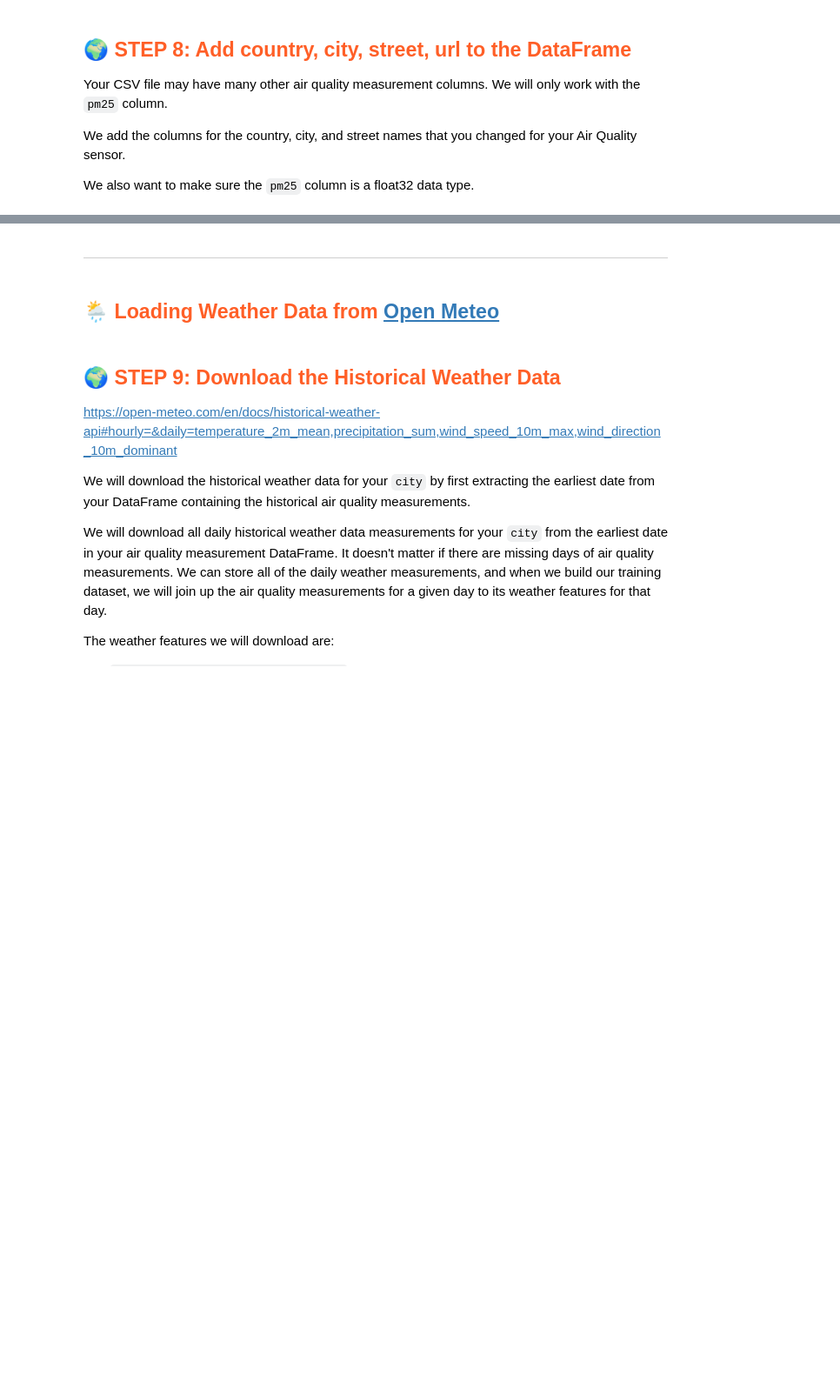
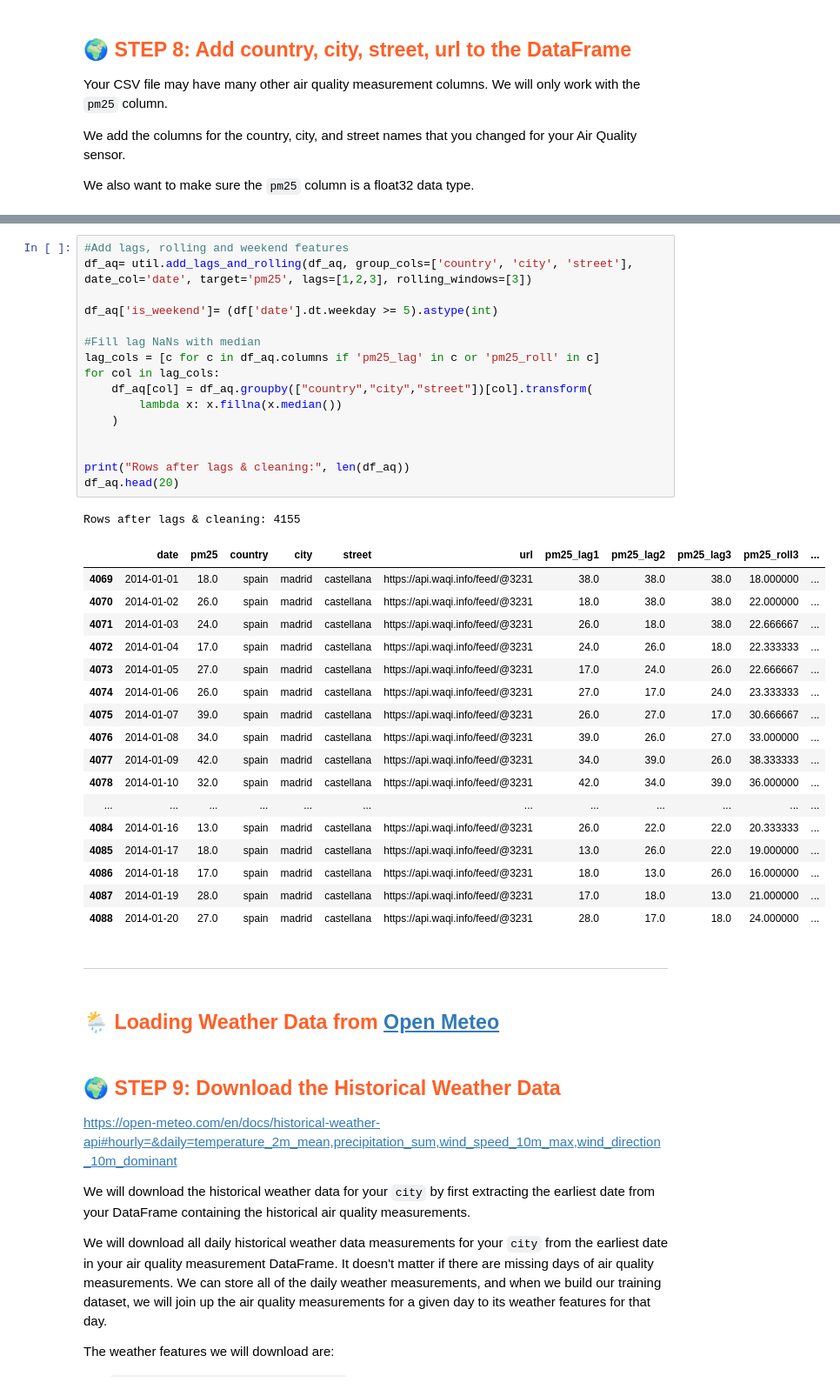
Before and after one commit to omar-leo-samman/mlfs-book, a Jupyter notebook: notebooks/airquality/1_air_quality_feature_backfill.ipynb, the cells around one changed output, grey strips where cells are left out. Shown at 87% size. Drawn from its saved outputs; the diff is of its cells as text; blank space fills up the shorter version.

```diff
--- a/notebooks/airquality/1_air_quality_feature_backfill.ipynb
+++ b/notebooks/airquality/1_air_quality_feature_backfill.ipynb
@@ -368,3 +368,38 @@ memory usage: 210.8+ KB
+# %%
+#Add lags, rolling and weekend features
+df_aq= util.add_lags_and_rolling(df_aq, group_cols=['country', 'city', 'street'], date_col='date', target='pm25', lags=[1,2,3], rolling_windows=[3])
+
+df_aq['is_weekend']= (df['date'].dt.weekday >= 5).astype(int)
+
+#Fill lag NaNs with median
+lag_cols = [c for c in df_aq.columns if 'pm25_lag' in c or 'pm25_roll' in c]
+for col in lag_cols:
+    df_aq[col] = df_aq.groupby(["country","city","street"])[col].transform(
+        lambda x: x.fillna(x.median())
+    )
+
+
+print("Rows after lags & cleaning:", len(df_aq))
+df_aq.head(20)
+# %% [output]
+Rows after lags & cleaning: 4155
+|  | date | pm25 | country | city | street | url | pm25_lag1 | pm25_lag2 | pm25_lag3 | pm25_roll3 | ... |
+| 4069 | 2014-01-01 | 18.0 | spain | madrid | castellana | https://api.waqi.info/feed/@3231 | 38.0 | 38.0 | 38.0 | 18.000000 | ... |
+| 4070 | 2014-01-02 | 26.0 | spain | madrid | castellana | https://api.waqi.info/feed/@3231 | 18.0 | 38.0 | 38.0 | 22.000000 | ... |
+| 4071 | 2014-01-03 | 24.0 | spain | madrid | castellana | https://api.waqi.info/feed/@3231 | 26.0 | 18.0 | 38.0 | 22.666667 | ... |
+| 4072 | 2014-01-04 | 17.0 | spain | madrid | castellana | https://api.waqi.info/feed/@3231 | 24.0 | 26.0 | 18.0 | 22.333333 | ... |
+| 4073 | 2014-01-05 | 27.0 | spain | madrid | castellana | https://api.waqi.info/feed/@3231 | 17.0 | 24.0 | 26.0 | 22.666667 | ... |
+| 4074 | 2014-01-06 | 26.0 | spain | madrid | castellana | https://api.waqi.info/feed/@3231 | 27.0 | 17.0 | 24.0 | 23.333333 | ... |
+| 4075 | 2014-01-07 | 39.0 | spain | madrid | castellana | https://api.waqi.info/feed/@3231 | 26.0 | 27.0 | 17.0 | 30.666667 | ... |
+| 4076 | 2014-01-08 | 34.0 | spain | madrid | castellana | https://api.waqi.info/feed/@3231 | 39.0 | 26.0 | 27.0 | 33.000000 | ... |
+| 4077 | 2014-01-09 | 42.0 | spain | madrid | castellana | https://api.waqi.info/feed/@3231 | 34.0 | 39.0 | 26.0 | 38.333333 | ... |
+| 4078 | 2014-01-10 | 32.0 | spain | madrid | castellana | https://api.waqi.info/feed/@3231 | 42.0 | 34.0 | 39.0 | 36.000000 | ... |
+| ... | ... | ... | ... | ... | ... | ... | ... | ... | ... | ... | ... |
+| 4084 | 2014-01-16 | 13.0 | spain | madrid | castellana | https://api.waqi.info/feed/@3231 | 26.0 | 22.0 | 22.0 | 20.333333 | ... |
+| 4085 | 2014-01-17 | 18.0 | spain | madrid | castellana | https://api.waqi.info/feed/@3231 | 13.0 | 26.0 | 22.0 | 19.000000 | ... |
+| 4086 | 2014-01-18 | 17.0 | spain | madrid | castellana | https://api.waqi.info/feed/@3231 | 18.0 | 13.0 | 26.0 | 16.000000 | ... |
+| 4087 | 2014-01-19 | 28.0 | spain | madrid | castellana | https://api.waqi.info/feed/@3231 | 17.0 | 18.0 | 13.0 | 21.000000 | ... |
+| 4088 | 2014-01-20 | 27.0 | spain | madrid | castellana | https://api.waqi.info/feed/@3231 | 28.0 | 17.0 | 18.0 | 24.000000 | ... |
 # %% [markdown]
 ---
 # %% [markdown]
```
Also changed, not shown: parts of 15 cells of this notebook, 5 other files.
